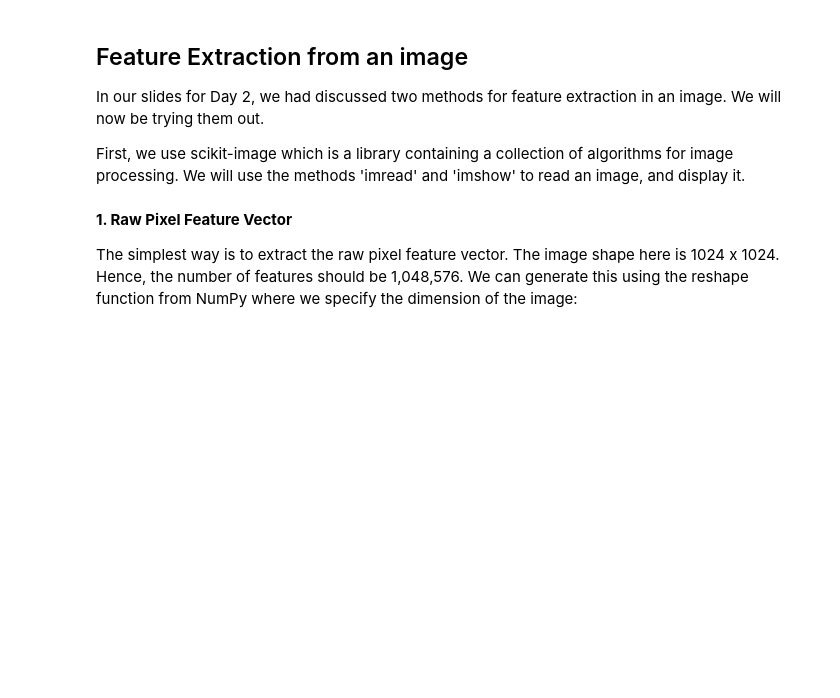
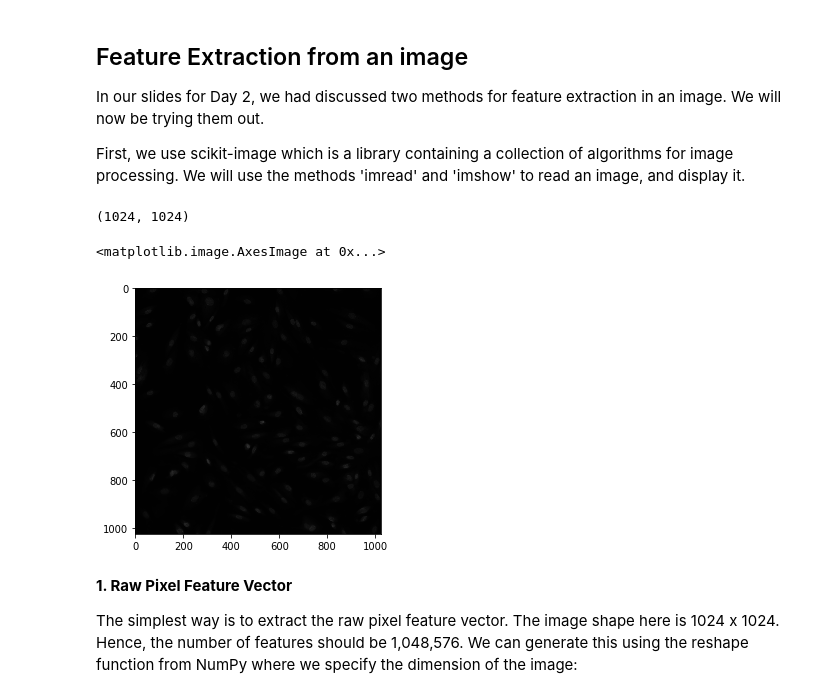
Before and after one commit to ai4all-sfu/comp-biology-2020, a Jupyter notebook: notebooks/day1_compbio.ipynb, the cells around one changed output. Cells and saved outputs as stored; diff of their text form; code cells hidden in the pictures; blank space fills up the shorter version.

```diff
--- a/notebooks/day1_compbio.ipynb
+++ b/notebooks/day1_compbio.ipynb
@@ -119,10 +177,15 @@ First, we use scikit-image which is a library containing a collection of algorit
 # %%
 import cv2
 import numpy as np
 from skimage.io import imread, imshow
 
 image = imread('comp-biology-2020/supplement_images_day1/E08_s2_w1.png')
-image.shape, imshow(image)
+print(image.shape)
+imshow(image)
+# %% [output]
+(1024, 1024)
+<matplotlib.image.AxesImage at 0x...>
+[figure, added]
 # %% [markdown]
 
 
```
Also changed, not shown: parts of 14 cells of this notebook.
